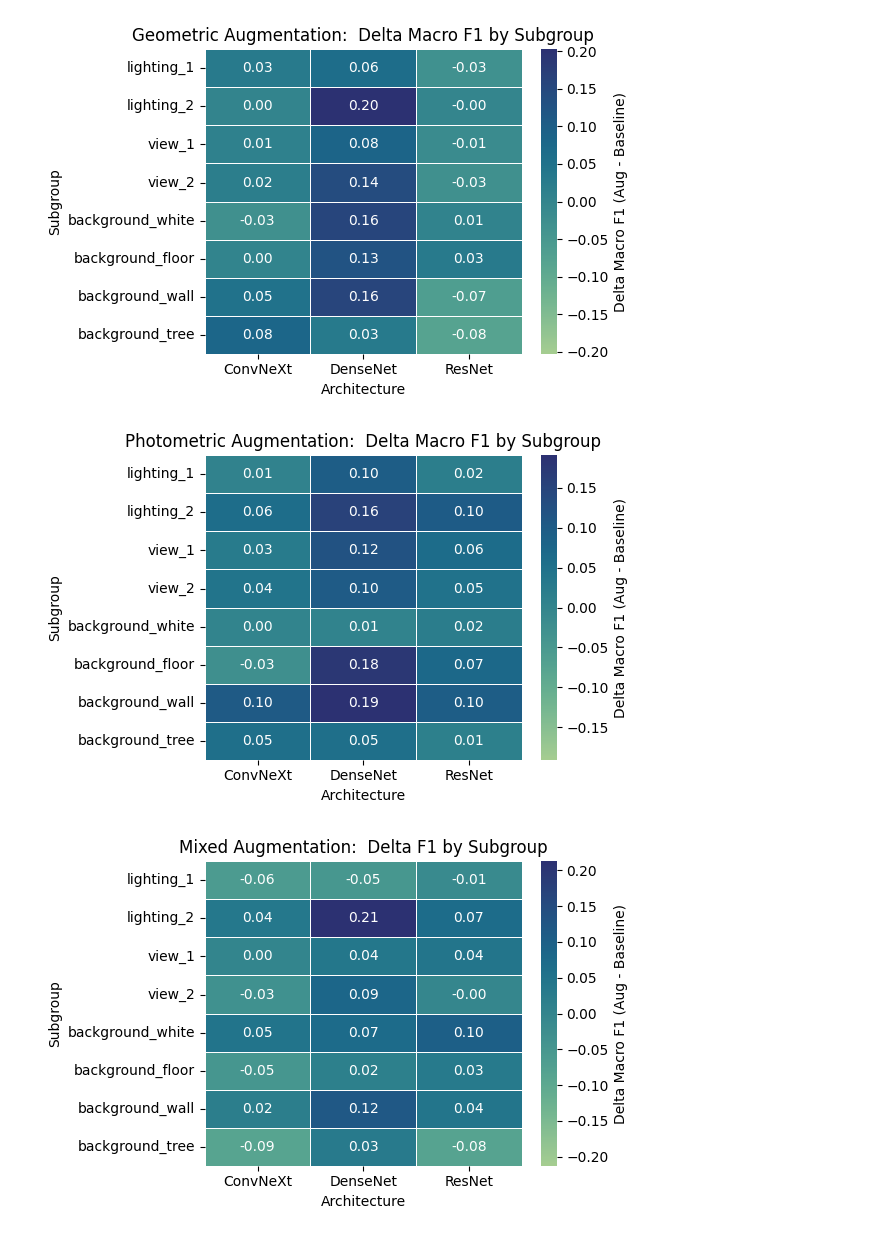
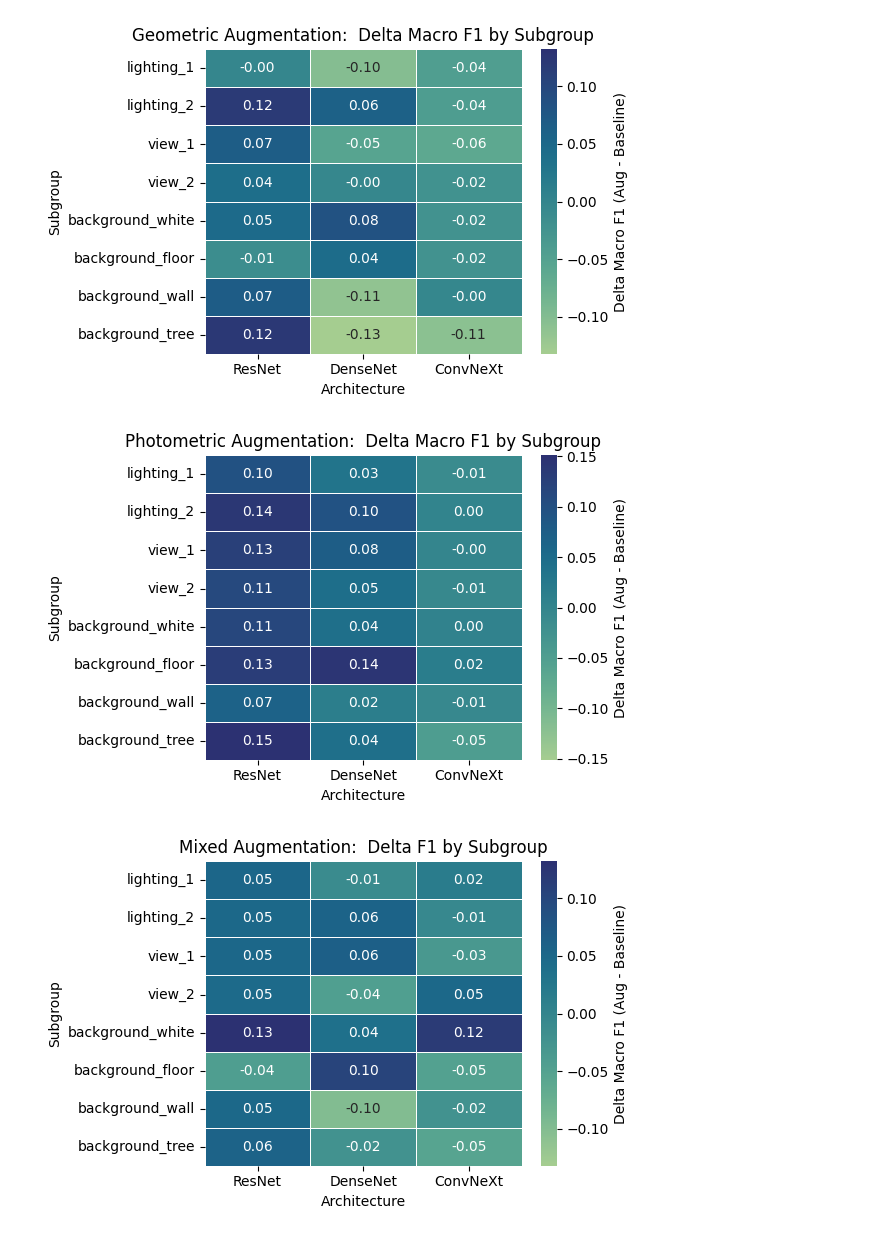
Before and after one commit to StefanStricker/thesis, a Jupyter notebook: evaluation.ipynb, the cells around one changed output. Saved outputs shown, nothing was run; the diff lists cells and outputs as text; code cells hidden in the pictures.

```diff
--- a/evaluation.ipynb
+++ b/evaluation.ipynb
@@ -14,8 +14,8 @@ import seaborn as sns
 # %%
 device = "cuda" if torch.cuda.is_available() else "cpu"
 # %%
-input_path1 = Path("data/datasets/trashnet_01/")
-input_path2 = Path("data/datasets/self-collected/")
+input_path1 = Path("data/datasets/trashnet/")
+input_path2 = Path("data/datasets/trashvariety/")
 # %%
 eval_tf = transforms.Compose([
     transforms.Resize((224,224)),
@@ -459,46 +459,50 @@ order = [
 def pivot_macro_f1(df, aug_name):
     heat = (df[df["aug"] == aug_name]
             .pivot(index="subgroup", columns="architecture", values="macro_f1")
-            .reindex(order))
+            .reindex(index=order, columns=["ResNet", "DenseNet", "ConvNeXt"]))  # FIXED: Ensure consistent columns
     return heat
+
+# Define consistent column order for verification
+arch_order = ["ResNet", "DenseNet", "ConvNeXt"]
 
 heat_base  = pivot_macro_f1(df_hm, "baseline")
 heat_geo   = pivot_macro_f1(df_hm, "geometric")
 heat_photo = pivot_macro_f1(df_hm, "photometric")
 heat_mixed = pivot_macro_f1(df_hm, "mixed")
+
 
 delta_geo   = heat_geo   - heat_base
 delta_photo = heat_photo - heat_base
 delta_mixed = heat_mixed - heat_base
 
 def plot_delta_heatmap(delta, title, filename):
     vmax = np.nanmax(np.abs(delta.values))
     plt.figure(figsize=(6, 4))
     sns.heatmap(
         delta,
         annot=True,
         fmt=".2f",
         center=0,
         vmin=-vmax, vmax=vmax,
         cmap="crest",
         linewidths=0.5,
         linecolor="white",
         cbar_kws={"label": "Delta Macro F1 (Aug - Baseline)"}
     )
     plt.title(title)
     plt.xlabel("Architecture")
     plt.ylabel("Subgroup")
     plt.tight_layout()
     plt.savefig(f"images/{filename}", dpi=300, bbox_inches="tight")
     plt.show()
 
 plot_delta_heatmap(delta_geo,   "Geometric Augmentation:  Delta Macro F1 by Subgroup",   "delta_geo_heatmap")
 plot_delta_heatmap(delta_photo, "Photometric Augmentation:  Delta Macro F1 by Subgroup","delta_photo_heatmap")
 plot_delta_heatmap(delta_mixed, "Mixed Augmentation:  Delta F1 by Subgroup",      "delta_mixed_heatmap")
 # %% [output]
-[figure, old version]
+[figure, new version]
-[figure, old version]
+[figure, new version]
-[figure, old version]
+[figure, new version]
 # %%
 cnn_models_dir = "trained_models"
 class_names = target_ds.classes
```
Also changed, not shown: parts of 8 cells of this notebook, 3 other files.
